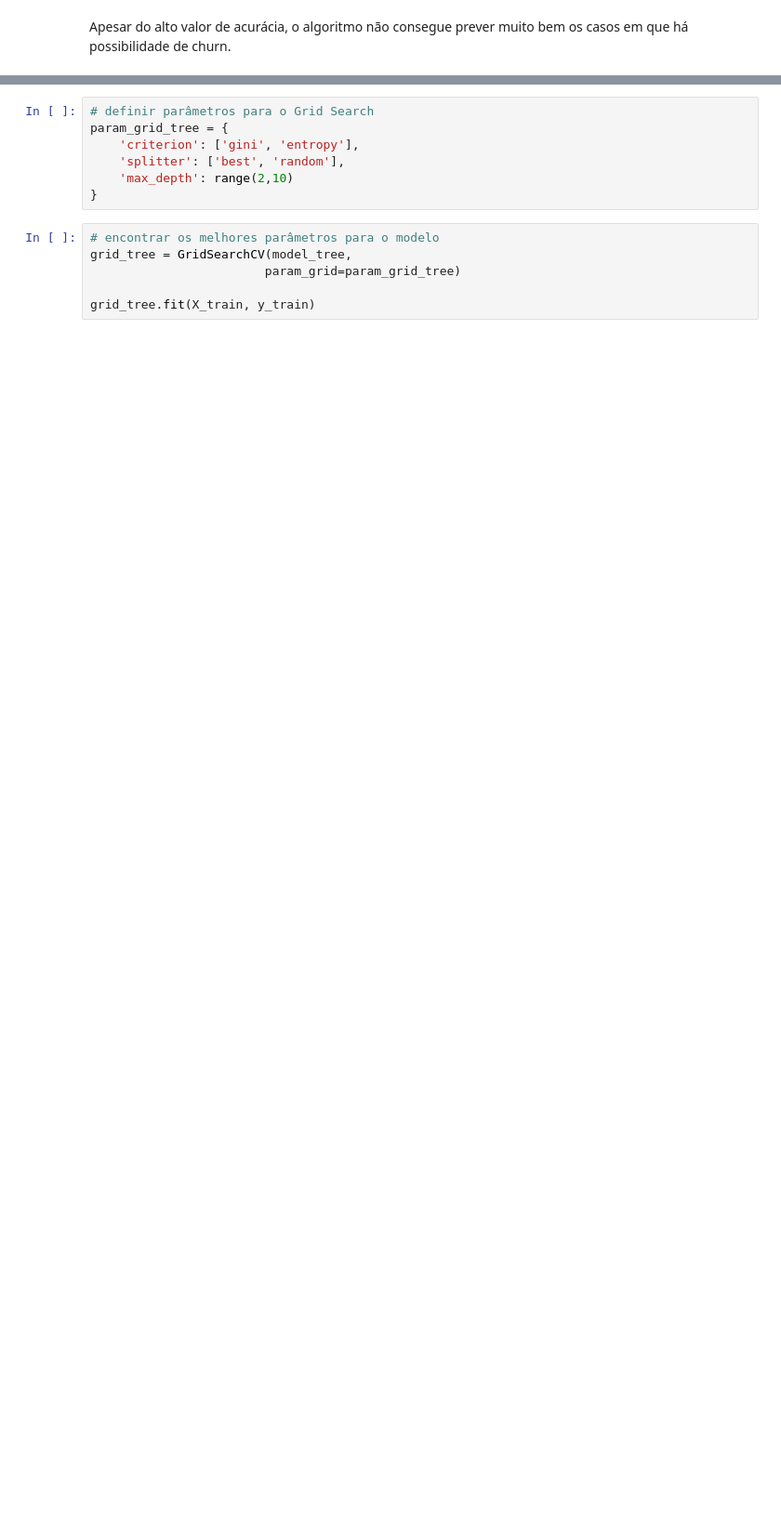
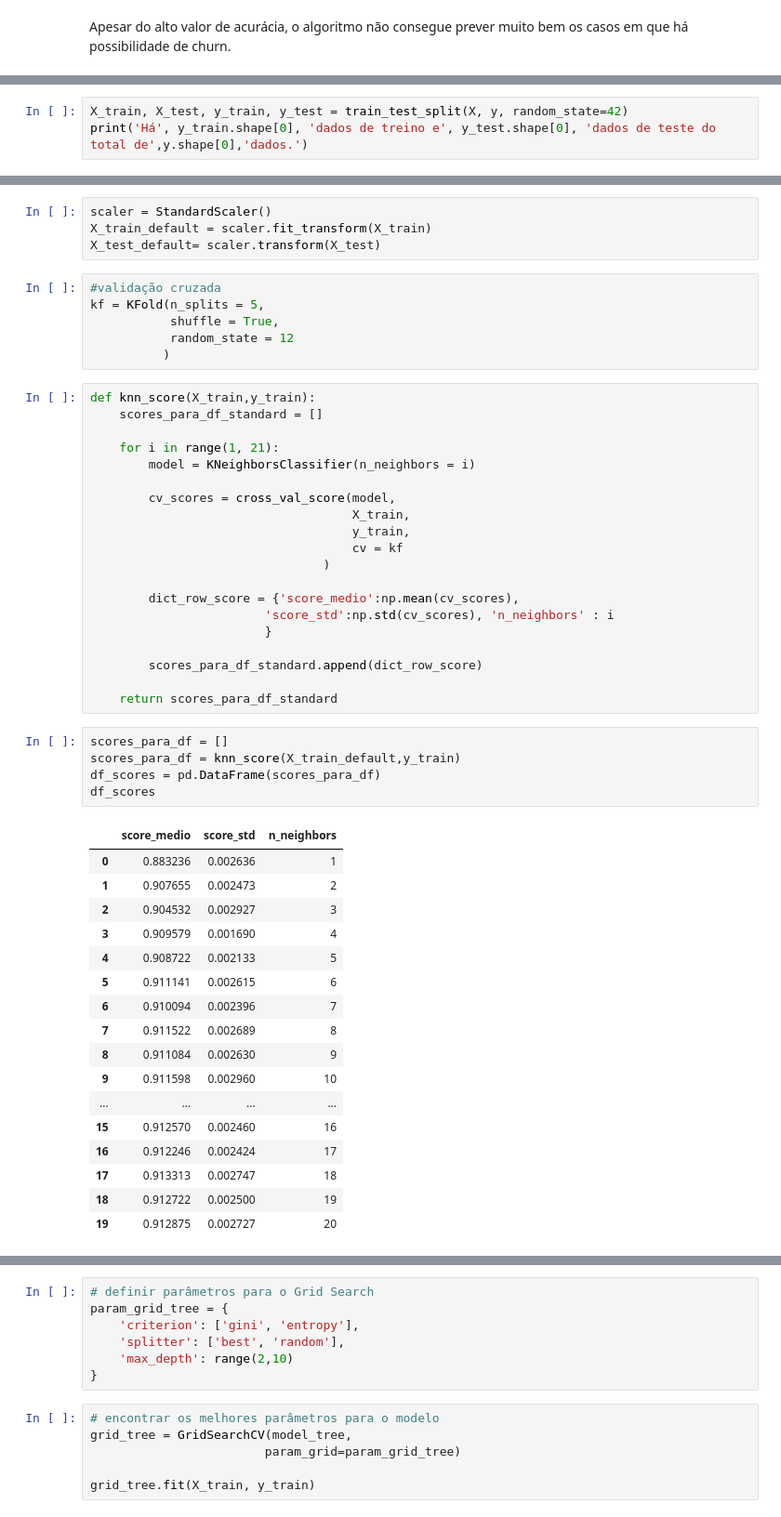
Before and after one commit to lidiambsouza/taxa_rotatividade_telecom, a Jupyter notebook: rotatividade_telecomunicacao.ipynb, the cells around one changed output, grey strips where cells are left out. Shown: that part at 93% size. Saved outputs shown, nothing was run; the diff lists cells and outputs as text; blank space fills up the shorter version.

```diff
--- a/rotatividade_telecomunicacao.ipynb
+++ b/rotatividade_telecomunicacao.ipynb
@@ -442,0 +450,3 @@ Apesar do alto valor de acurácia, o algoritmo não consegue prever muito bem os
+# %%
+X_train, X_test, y_train, y_test = train_test_split(X, y, random_state=42)
+print('Há', y_train.shape[0], 'dados de treino e', y_test.shape[0], 'dados de teste do total de',y.shape[0],'dados.')
@@ -442,0 +455,53 @@ Apesar do alto valor de acurácia, o algoritmo não consegue prever muito bem os
+# %%
+scaler = StandardScaler()
+X_train_default = scaler.fit_transform(X_train)
+X_test_default= scaler.transform(X_test)
+# %%
+#validação cruzada
+kf = KFold(n_splits = 5,
+           shuffle = True,
+           random_state = 12
+          )
+# %%
+def knn_score(X_train,y_train):
+    scores_para_df_standard = []
+
+    for i in range(1, 21):
+        model = KNeighborsClassifier(n_neighbors = i)
+
+        cv_scores = cross_val_score(model,
+                                    X_train,
+                                    y_train,
+                                    cv = kf
+                                )
+
+        dict_row_score = {'score_medio':np.mean(cv_scores),
+                        'score_std':np.std(cv_scores), 'n_neighbors' : i
+                        }
+
+        scores_para_df_standard.append(dict_row_score)
+
+    return scores_para_df_standard
+# %%
+scores_para_df = []
+scores_para_df = knn_score(X_train_default,y_train)
+df_scores = pd.DataFrame(scores_para_df)
+df_scores
+# %% [output]
+|  | score_medio | score_std | n_neighbors |
+| 0 | 0.883236 | 0.002636 | 1 |
+| 1 | 0.907655 | 0.002473 | 2 |
+| 2 | 0.904532 | 0.002927 | 3 |
+| 3 | 0.909579 | 0.001690 | 4 |
+| 4 | 0.908722 | 0.002133 | 5 |
+| 5 | 0.911141 | 0.002615 | 6 |
+| 6 | 0.910094 | 0.002396 | 7 |
+| 7 | 0.911522 | 0.002689 | 8 |
+| 8 | 0.911084 | 0.002630 | 9 |
+| 9 | 0.911598 | 0.002960 | 10 |
+| ... | ... | ... | ... |
+| 15 | 0.912570 | 0.002460 | 16 |
+| 16 | 0.912246 | 0.002424 | 17 |
+| 17 | 0.913313 | 0.002747 | 18 |
+| 18 | 0.912722 | 0.002500 | 19 |
+| 19 | 0.912875 | 0.002727 | 20 |
```
Also changed, not shown: parts of 27 cells of this notebook.
